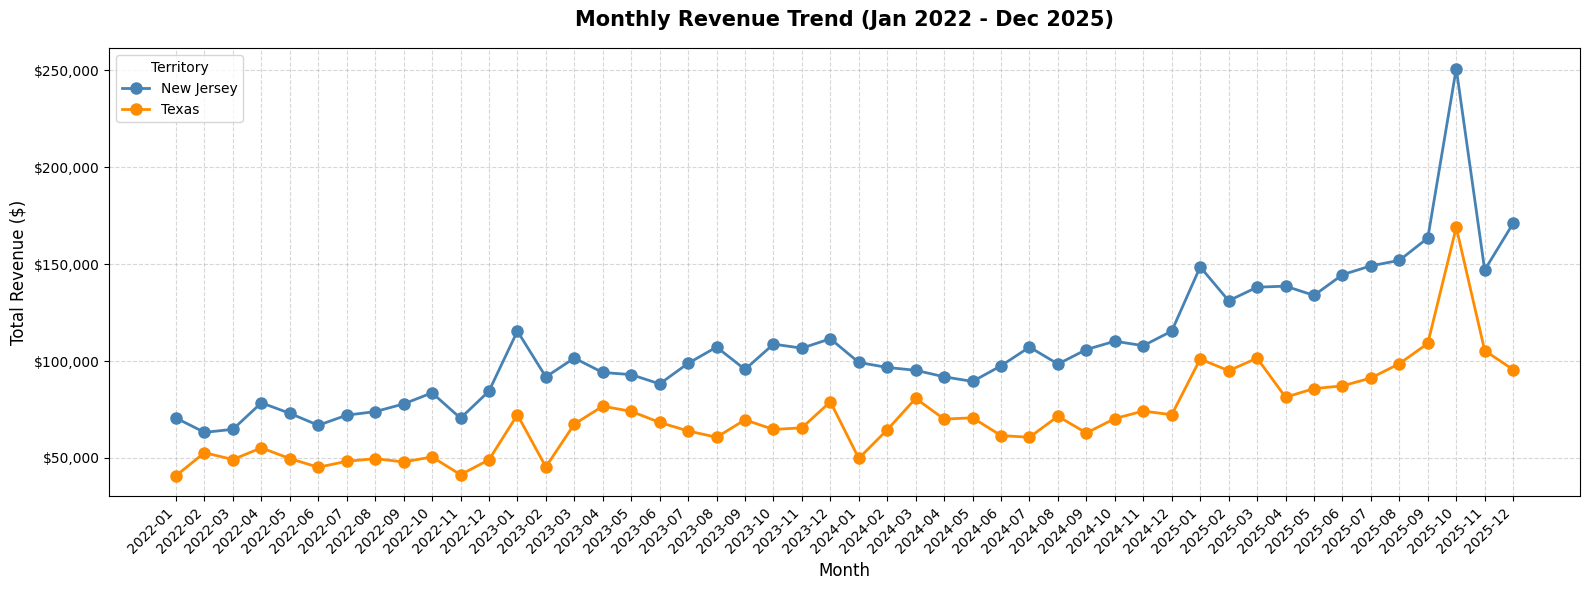
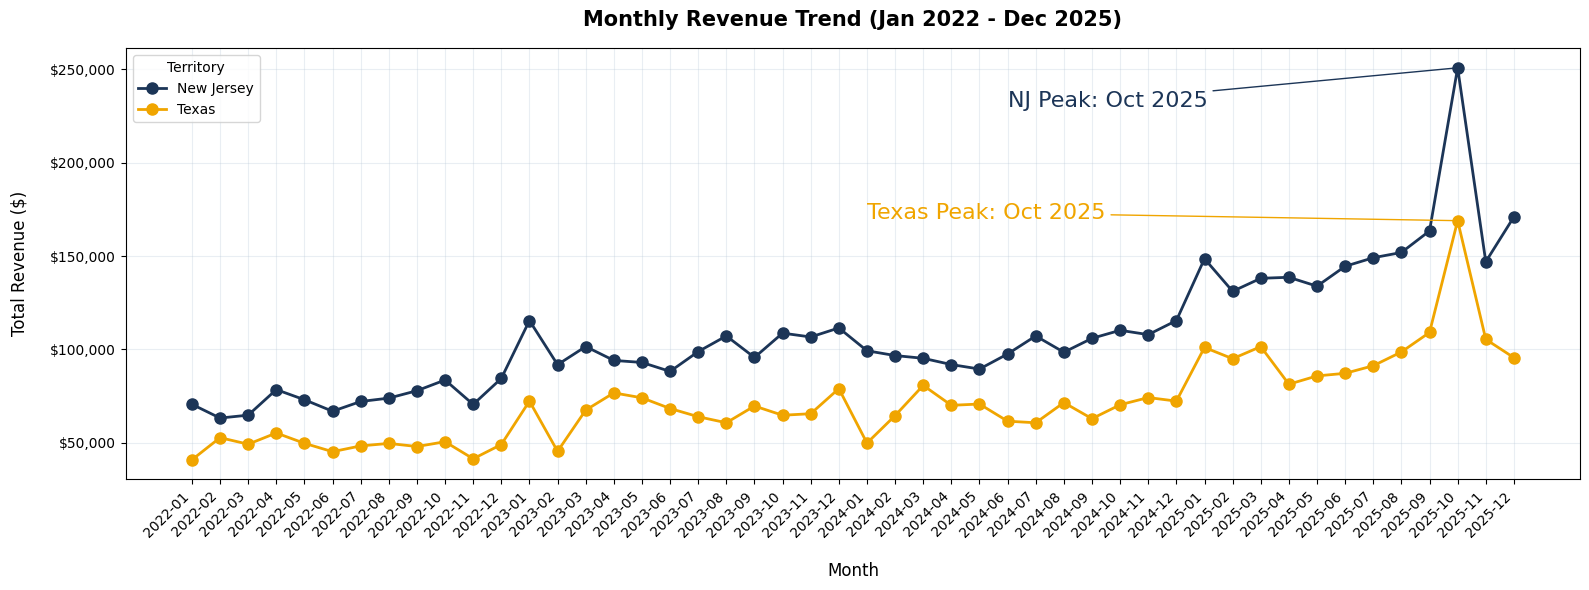
The change to this notebook cell's code, shown as a diff; its figure went from the first image to the second:
--- before
+++ after
@@ -3,19 +3,19 @@
 fig, ax = plt.subplots(figsize=(16, 6))
 
-# Customzing each line
-# New Jersey Trend
+# Customzing Each Line
+# New Jersey Trend Line
 ax.plot(revenue.index.astype(str), 
         revenue['New Jersey'], 
         label='New Jersey', 
-        color='steelblue', 
+        color='#1C3557', 
         linewidth=2, 
         marker='o', 
         markersize=8)
 
-# Texas Trend
+# Texas Trend Line
 ax.plot(revenue.index.astype(str), 
         revenue['Texas'], 
         label='Texas', 
-        color='darkorange', 
+        color='#f0a500', 
         linewidth=2, 
         marker='o', 
@@ -25,6 +25,23 @@
 ax.set_title('Monthly Revenue Trend (Jan 2022 - Dec 2025)', fontsize=15, fontweight='bold', pad=16)
 # thickness of title, font size, and pad=14 space between title and chart
-ax.set_xlabel('Month', fontsize=12)
-ax.set_ylabel('Total Revenue ($)', fontsize=12)
+ax.set_xlabel('Month', fontsize=12, labelpad=16)
+# labelpad=15 adjusts space between titles and axis values
+ax.set_ylabel('Total Revenue ($)', fontsize=12, labelpad=16)
+
+# Adding a callout annotation for October 2025 spike NJ
+ax.annotate('NJ Peak: Oct 2025',        # Label
+            xy=('2025-10', 250830.46),  # Position for arrow
+            xytext=('2024-06', 230000), # Position of label
+            fontsize=16,
+            color='#1C3557',
+            arrowprops=dict(arrowstyle='-', color='#1C3557')) # Appearance of arrow
+
+# Adding a callout annotation for October 2025 spike Texas
+ax.annotate('Texas Peak: Oct 2025',        
+            xy=('2025-10', 168955.72),  
+            xytext=('2024-01', 170000),  # position label to the left so it doesn't overlap NJ label
+            fontsize=16,
+            color='#F0A500',             # marigold to match Texas line
+            arrowprops=dict(arrowstyle='-', color='#F0A500')) 
 
 # Formatting
@@ -32,5 +49,5 @@
 ax.yaxis.set_major_formatter(mticker.FuncFormatter(lambda x,_: f'${x:,.0f}'))
 
-# Rotatiting x-axis labels for readability
+# Rotating x-axis labels for readability
 plt.xticks(rotation=45, ha='right')
 
@@ -39,5 +56,5 @@
 
 # Adding gridlines
-plt.grid(True, linestyle='--', alpha=0.5)
+plt.grid(True, linestyle='-', alpha=0.3, color='#B8C8D8')
 
 # Displaying the chart with nothing cut off

Commit: style:cleaned up notebook markdown findings cells